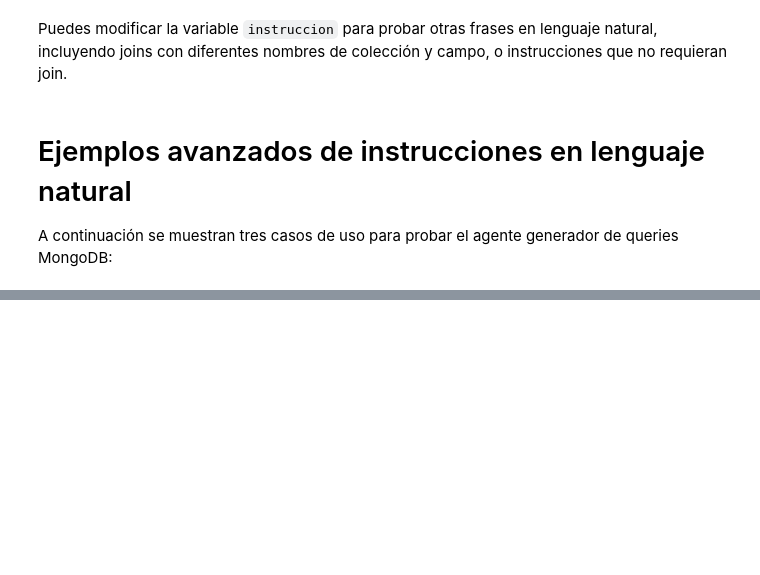
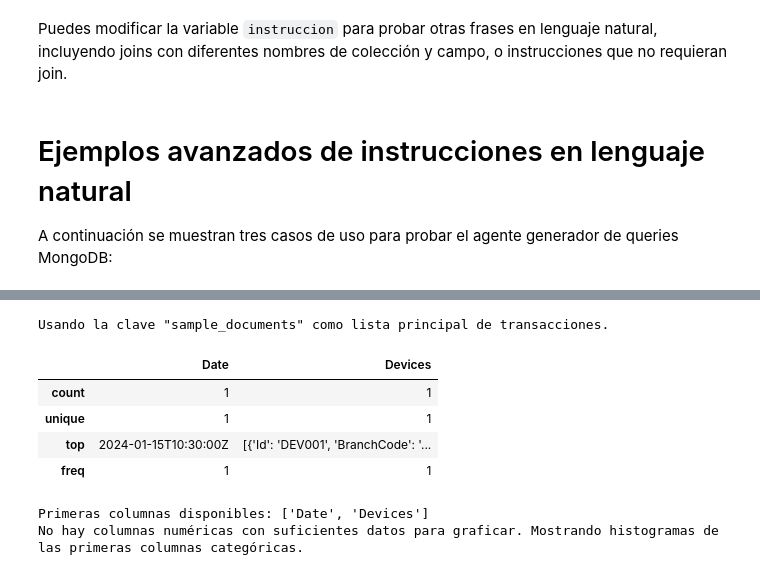
Before and after one commit to AnthonyPortillaCano/DemoSprint1AgenteQueriesProsegur, a Jupyter notebook: notebooks/AgenteInteligente_QueriesMongoDB.ipynb, the cells around one changed output, grey strips where cells are left out. Cells and saved outputs as stored; diff of their text form; code cells hidden in the pictures; blank space fills up the shorter version.

```diff
--- a/notebooks/AgenteInteligente_QueriesMongoDB.ipynb
+++ b/notebooks/AgenteInteligente_QueriesMongoDB.ipynb
@@ -146,0 +400,73 @@ db.getCollection("detalle2").aggregate([
+# %%
+# Estadísticas descriptivas de los campos principales
+from notebooks.eda_utils import describe_transactions, plot_key_distributions, plot_amount_boxplot
+
+# Detecta la clave que contiene la lista de transacciones
+main_list = None
+for k, v in data.items():
+    if isinstance(v, list) and len(v) > 0 and isinstance(v[0], dict):
+        main_list = v
+        print(f'Usando la clave "{k}" como lista principal de transacciones.')
+        break
+if main_list is None:
+    raise ValueError('No se encontró una lista de transacciones en el dict principal.')
+
+import pandas as pd
+df = pd.DataFrame(main_list)
+display(df.describe(include='all'))
+# %% [output]
+Usando la clave "sample_documents" como lista principal de transacciones.
+|  | Date | Devices |
+| count | 1 | 1 |
+| unique | 1 | 1 |
+| top | 2024-01-15T10:30:00Z | [{'Id': 'DEV001', 'BranchCode': '... |
+| freq | 1 | 1 |
+# %%
+# Visualización de la distribución de montos y campos clave
+import sys
+sys.path.append('..')
+from eda_utils import plot_key_distributions, plot_amount_boxplot
+import pandas as pd
+
+# Asegura que data esté definido
+try:
+    data
+except NameError:
+    import json
+    with open('../datasets/transactions_collection.json') as f:
+        data = json.load(f)
+
+# Detecta la lista principal de transacciones si no está definida
+try:
+    main_list
+except NameError:
+    main_list = None
+    for k, v in data.items():
+        if isinstance(v, list) and len(v) > 0 and isinstance(v[0], dict):
+            main_list = v
+            print(f'Usando la clave "{k}" como lista principal de transacciones.')
+            break
+    if main_list is None:
+        raise ValueError('No se encontró una lista de transacciones en el dict principal.')
+
+# Muestra las primeras claves del DataFrame para ayudar a elegir los campos
+sample_df = pd.DataFrame(main_list)
+print('Primeras columnas disponibles:', sample_df.columns.tolist())
+
+# Si no hay columnas numéricas, muestra las primeras columnas y grafica las categóricas
+numeric_cols = sample_df.select_dtypes(include='number').columns.tolist()
+numeric_cols = [col for col in numeric_cols if sample_df[col].dropna().size > 1]
+if not numeric_cols:
+    print('No hay columnas numéricas con suficientes datos para graficar. Mostrando histogramas de las primeras columnas categóricas.')
+    cat_cols = sample_df.select_dtypes(include='object').columns.tolist()
+    cat_cols = [col for col in cat_cols if sample_df[col].dropna().size > 1]
+    key_fields = cat_cols[:3]
+    plot_key_distributions(main_list, key_fields)
+else:
+    print('Columnas numéricas disponibles:', numeric_cols)
+    key_fields = numeric_cols[:3]  # Usa hasta 3 columnas numéricas
+    plot_key_distributions(main_list, key_fields)
+    plot_amount_boxplot(main_list, key_fields[0])
+# %% [output]
+Primeras columnas disponibles: ['Date', 'Devices']
+No hay columnas numéricas con suficientes datos para graficar. Mostrando histogramas de las primeras columnas categóricas.
```
Also changed, not shown: parts of 19 cells of this notebook, 5 other files.
